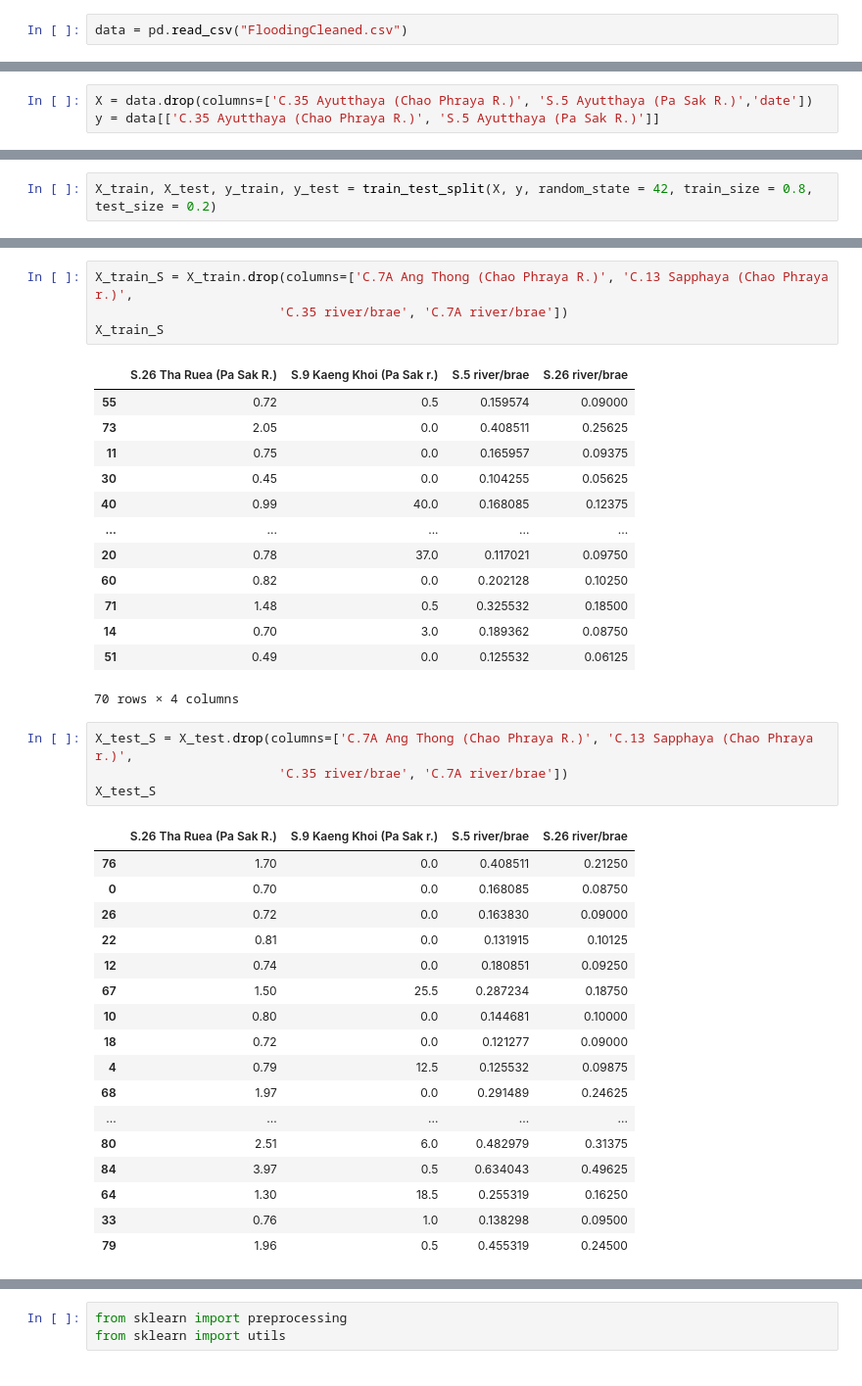
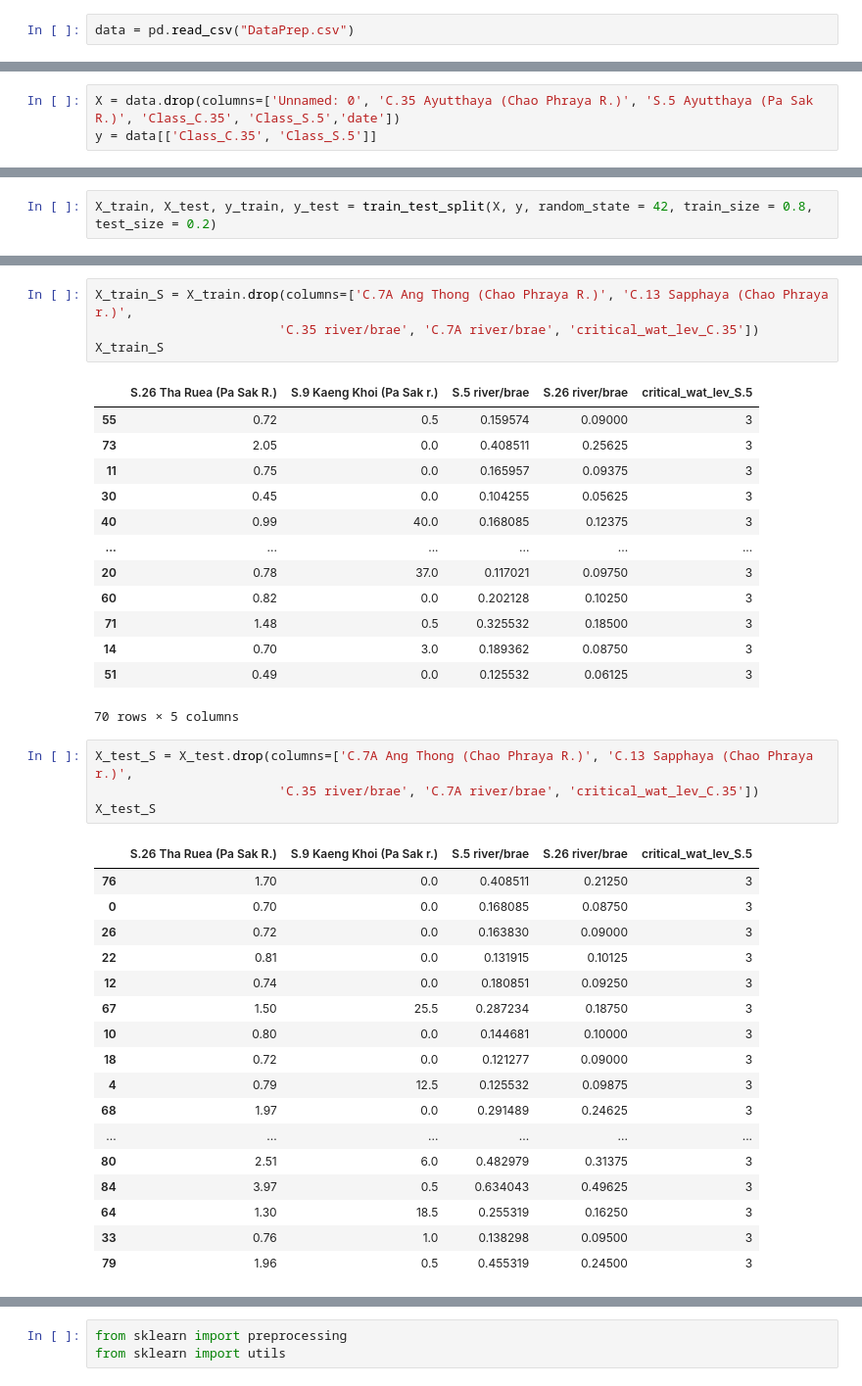
Before and after one commit to TermProject702/Flooding702, a Jupyter notebook: Model.ipynb, the cells around one changed output, grey strips where cells are left out. Shown at 98% size. Drawn from its saved outputs; the diff is of its cells as text.

```diff
--- a/Model.ipynb
+++ b/Model.ipynb
@@ -15,7 +15,7 @@ from sklearn.model_selection import learning_curve
 import seaborn as sns
 from sklearn.linear_model import LogisticRegression
 # %%
-data = pd.read_csv("FloodingCleaned.csv")
+data = pd.read_csv("DataPrep.csv")
 # %%
 data.head(5)
 # %% [output]
@@ -42,7 +47,7 @@ date                               0
 dtype: int64
 # %%
-X = data.drop(columns=['C.35 Ayutthaya (Chao Phraya R.)', 'S.5 Ayutthaya (Pa Sak R.)','date'])
-y = data[['C.35 Ayutthaya (Chao Phraya R.)', 'S.5 Ayutthaya (Pa Sak R.)']]
+X = data.drop(columns=['Unnamed: 0', 'C.35 Ayutthaya (Chao Phraya R.)', 'S.5 Ayutthaya (Pa Sak R.)', 'Class_C.35', 'Class_S.5','date'])
+y = data[['Class_C.35', 'Class_S.5']]
 # %%
 y
 # %% [output]
@@ -214,43 +205,43 @@ y_test_C
 # %%
 X_train_S = X_train.drop(columns=['C.7A Ang Thong (Chao Phraya R.)', 'C.13 Sapphaya (Chao Phraya r.)',
-                        'C.35 river/brae', 'C.7A river/brae'])
+                        'C.35 river/brae', 'C.7A river/brae', 'critical_wat_lev_C.35'])
 X_train_S
 # %% [output]
-|  | S.26 Tha Ruea (Pa Sak R.) | S.9 Kaeng Khoi (Pa Sak r.) | S.5 river/brae | S.26 river/brae |
-| 55 | 0.72 | 0.5 | 0.159574 | 0.09000 |
-| 73 | 2.05 | 0.0 | 0.408511 | 0.25625 |
-| 11 | 0.75 | 0.0 | 0.165957 | 0.09375 |
-| 30 | 0.45 | 0.0 | 0.104255 | 0.05625 |
-| 40 | 0.99 | 40.0 | 0.168085 | 0.12375 |
-| ... | ... | ... | ... | ... |
-| 20 | 0.78 | 37.0 | 0.117021 | 0.09750 |
-| 60 | 0.82 | 0.0 | 0.202128 | 0.10250 |
-| 71 | 1.48 | 0.5 | 0.325532 | 0.18500 |
-| 14 | 0.70 | 3.0 | 0.189362 | 0.08750 |
-| 51 | 0.49 | 0.0 | 0.125532 | 0.06125 |
+|  | S.26 Tha Ruea (Pa Sak R.) | S.9 Kaeng Khoi (Pa Sak r.) | S.5 river/brae | S.26 river/brae | critical_wat_lev_S.5 |
+| 55 | 0.72 | 0.5 | 0.159574 | 0.09000 | 3 |
+| 73 | 2.05 | 0.0 | 0.408511 | 0.25625 | 3 |
+| 11 | 0.75 | 0.0 | 0.165957 | 0.09375 | 3 |
+| 30 | 0.45 | 0.0 | 0.104255 | 0.05625 | 3 |
+| 40 | 0.99 | 40.0 | 0.168085 | 0.12375 | 3 |
+| ... | ... | ... | ... | ... | ... |
+| 20 | 0.78 | 37.0 | 0.117021 | 0.09750 | 3 |
+| 60 | 0.82 | 0.0 | 0.202128 | 0.10250 | 3 |
+| 71 | 1.48 | 0.5 | 0.325532 | 0.18500 | 3 |
+| 14 | 0.70 | 3.0 | 0.189362 | 0.08750 | 3 |
+| 51 | 0.49 | 0.0 | 0.125532 | 0.06125 | 3 |
-70 rows × 4 columns
+70 rows × 5 columns
 # %%
 X_test_S = X_test.drop(columns=['C.7A Ang Thong (Chao Phraya R.)', 'C.13 Sapphaya (Chao Phraya r.)',
-                        'C.35 river/brae', 'C.7A river/brae'])
+                        'C.35 river/brae', 'C.7A river/brae', 'critical_wat_lev_C.35'])
 X_test_S
 # %% [output]
-|  | S.26 Tha Ruea (Pa Sak R.) | S.9 Kaeng Khoi (Pa Sak r.) | S.5 river/brae | S.26 river/brae |
-| 76 | 1.70 | 0.0 | 0.408511 | 0.21250 |
-| 0 | 0.70 | 0.0 | 0.168085 | 0.08750 |
-| 26 | 0.72 | 0.0 | 0.163830 | 0.09000 |
-| 22 | 0.81 | 0.0 | 0.131915 | 0.10125 |
-| 12 | 0.74 | 0.0 | 0.180851 | 0.09250 |
-| 67 | 1.50 | 25.5 | 0.287234 | 0.18750 |
-| 10 | 0.80 | 0.0 | 0.144681 | 0.10000 |
-| 18 | 0.72 | 0.0 | 0.121277 | 0.09000 |
-| 4 | 0.79 | 12.5 | 0.125532 | 0.09875 |
-| 68 | 1.97 | 0.0 | 0.291489 | 0.24625 |
-| ... | ... | ... | ... | ... |
-| 80 | 2.51 | 6.0 | 0.482979 | 0.31375 |
-| 84 | 3.97 | 0.5 | 0.634043 | 0.49625 |
-| 64 | 1.30 | 18.5 | 0.255319 | 0.16250 |
-| 33 | 0.76 | 1.0 | 0.138298 | 0.09500 |
-| 79 | 1.96 | 0.5 | 0.455319 | 0.24500 |
+|  | S.26 Tha Ruea (Pa Sak R.) | S.9 Kaeng Khoi (Pa Sak r.) | S.5 river/brae | S.26 river/brae | critical_wat_lev_S.5 |
+| 76 | 1.70 | 0.0 | 0.408511 | 0.21250 | 3 |
+| 0 | 0.70 | 0.0 | 0.168085 | 0.08750 | 3 |
+| 26 | 0.72 | 0.0 | 0.163830 | 0.09000 | 3 |
+| 22 | 0.81 | 0.0 | 0.131915 | 0.10125 | 3 |
+| 12 | 0.74 | 0.0 | 0.180851 | 0.09250 | 3 |
+| 67 | 1.50 | 25.5 | 0.287234 | 0.18750 | 3 |
+| 10 | 0.80 | 0.0 | 0.144681 | 0.10000 | 3 |
+| 18 | 0.72 | 0.0 | 0.121277 | 0.09000 | 3 |
+| 4 | 0.79 | 12.5 | 0.125532 | 0.09875 | 3 |
+| 68 | 1.97 | 0.0 | 0.291489 | 0.24625 | 3 |
+| ... | ... | ... | ... | ... | ... |
+| 80 | 2.51 | 6.0 | 0.482979 | 0.31375 | 3 |
+| 84 | 3.97 | 0.5 | 0.634043 | 0.49625 | 3 |
+| 64 | 1.30 | 18.5 | 0.255319 | 0.16250 | 3 |
+| 33 | 0.76 | 1.0 | 0.138298 | 0.09500 | 3 |
+| 79 | 1.96 | 0.5 | 0.455319 | 0.24500 | 3 |
 # %%
 X_train_S.dtypes
 # %% [output]
```
Also changed, not shown: parts of 22 cells of this notebook.
